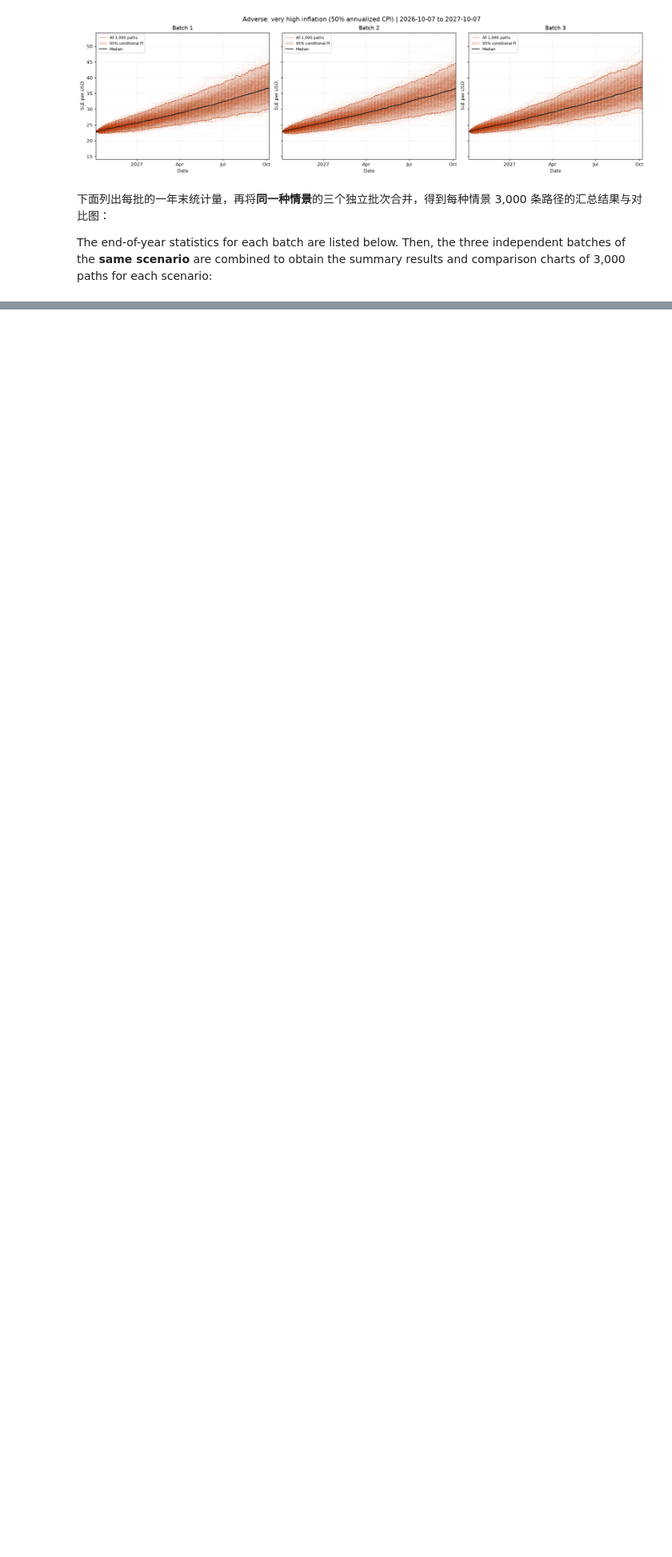
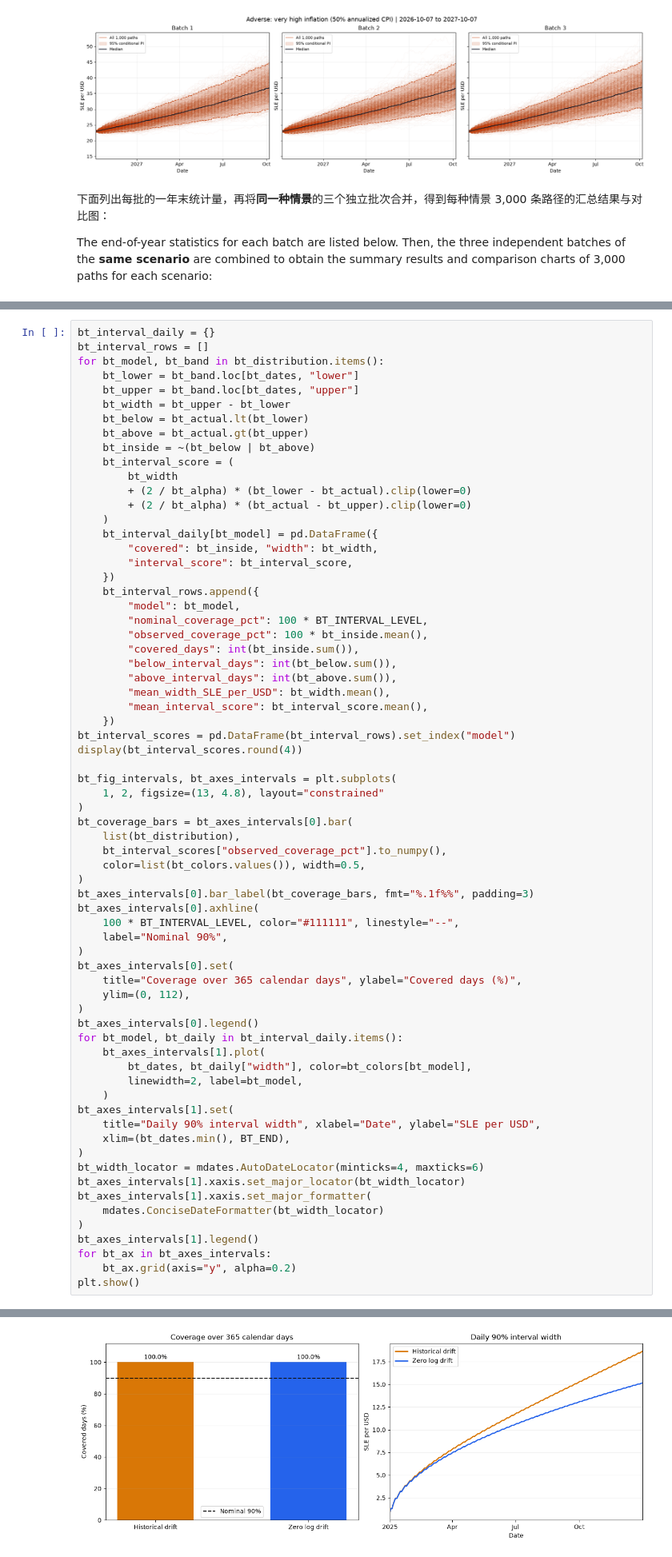
Before and after one commit to Kitazaki-Hinata/SLE_research, a Jupyter notebook: notebook/9_stochastic_fx_backtest.ipynb, the cells around one changed output, grey strips where cells are left out. Shown at 80% size. Saved outputs shown, nothing was run; the diff lists cells and outputs as text; blank space fills up the shorter version.

```diff
--- a/notebook/9_stochastic_fx_backtest.ipynb
+++ b/notebook/9_stochastic_fx_backtest.ipynb
@@ -916,0 +1299,69 @@ plt.show()
+# %%
+bt_interval_daily = {}
+bt_interval_rows = []
+for bt_model, bt_band in bt_distribution.items():
+    bt_lower = bt_band.loc[bt_dates, "lower"]
+    bt_upper = bt_band.loc[bt_dates, "upper"]
+    bt_width = bt_upper - bt_lower
+    bt_below = bt_actual.lt(bt_lower)
+    bt_above = bt_actual.gt(bt_upper)
+    bt_inside = ~(bt_below | bt_above)
+    bt_interval_score = (
+        bt_width
+        + (2 / bt_alpha) * (bt_lower - bt_actual).clip(lower=0)
+        + (2 / bt_alpha) * (bt_actual - bt_upper).clip(lower=0)
+    )
+    bt_interval_daily[bt_model] = pd.DataFrame({
+        "covered": bt_inside, "width": bt_width,
+        "interval_score": bt_interval_score,
+    })
+    bt_interval_rows.append({
+        "model": bt_model,
+        "nominal_coverage_pct": 100 * BT_INTERVAL_LEVEL,
+        "observed_coverage_pct": 100 * bt_inside.mean(),
+        "covered_days": int(bt_inside.sum()),
+        "below_interval_days": int(bt_below.sum()),
+        "above_interval_days": int(bt_above.sum()),
+        "mean_width_SLE_per_USD": bt_width.mean(),
+        "mean_interval_score": bt_interval_score.mean(),
+    })
+bt_interval_scores = pd.DataFrame(bt_interval_rows).set_index("model")
+display(bt_interval_scores.round(4))
+
+bt_fig_intervals, bt_axes_intervals = plt.subplots(
+    1, 2, figsize=(13, 4.8), layout="constrained"
+)
+bt_coverage_bars = bt_axes_intervals[0].bar(
+    list(bt_distribution),
+    bt_interval_scores["observed_coverage_pct"].to_numpy(),
+    color=list(bt_colors.values()), width=0.5,
+)
+bt_axes_intervals[0].bar_label(bt_coverage_bars, fmt="%.1f%%", padding=3)
+bt_axes_intervals[0].axhline(
+    100 * BT_INTERVAL_LEVEL, color="#111111", linestyle="--",
+    label="Nominal 90%",
+)
+bt_axes_intervals[0].set(
+    title="Coverage over 365 calendar days", ylabel="Covered days (%)",
+    ylim=(0, 112),
+)
+bt_axes_intervals[0].legend()
+for bt_model, bt_daily in bt_interval_daily.items():
+    bt_axes_intervals[1].plot(
+        bt_dates, bt_daily["width"], color=bt_colors[bt_model],
+        linewidth=2, label=bt_model,
+    )
+bt_axes_intervals[1].set(
+    title="Daily 90% interval width", xlabel="Date", ylabel="SLE per USD",
+    xlim=(bt_dates.min(), BT_END),
+)
+bt_width_locator = mdates.AutoDateLocator(minticks=4, maxticks=6)
+bt_axes_intervals[1].xaxis.set_major_locator(bt_width_locator)
+bt_axes_intervals[1].xaxis.set_major_formatter(
+    mdates.ConciseDateFormatter(bt_width_locator)
+)
+bt_axes_intervals[1].legend()
+for bt_ax in bt_axes_intervals:
+    bt_ax.grid(axis="y", alpha=0.2)
+plt.show()
+# %% [output]
@@ -916,0 +1372 @@ plt.show()
+[figure, added]
```
Also changed, not shown: parts of 19 cells of this notebook, 3 other files.
